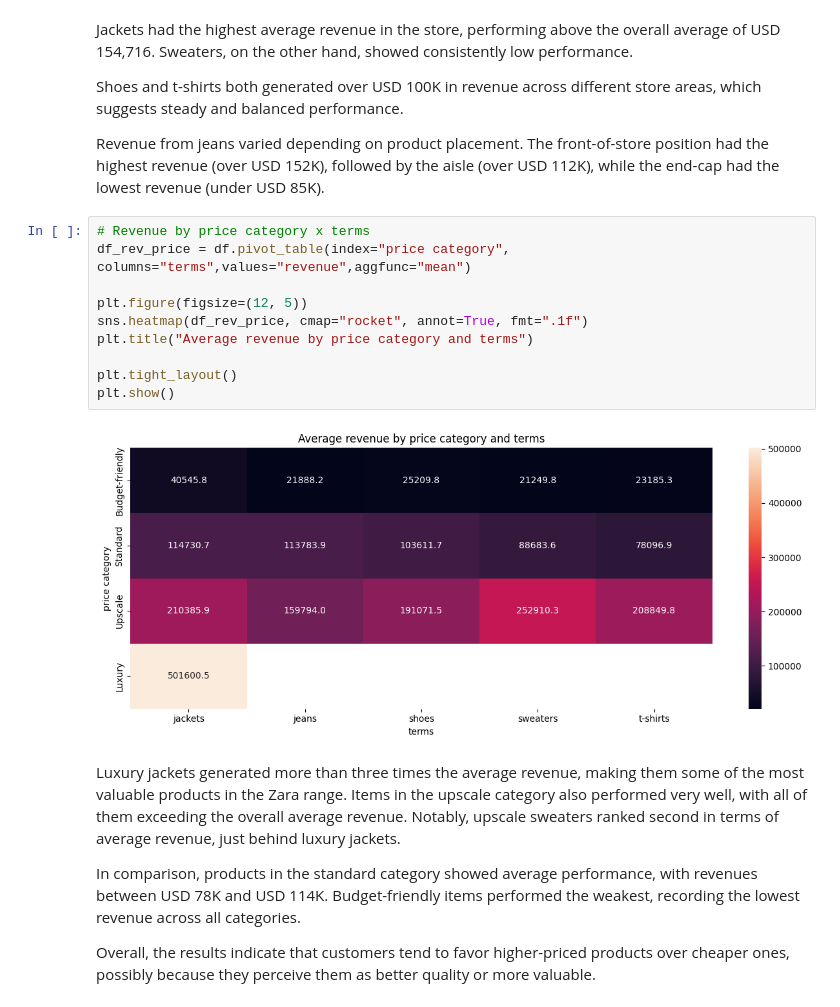
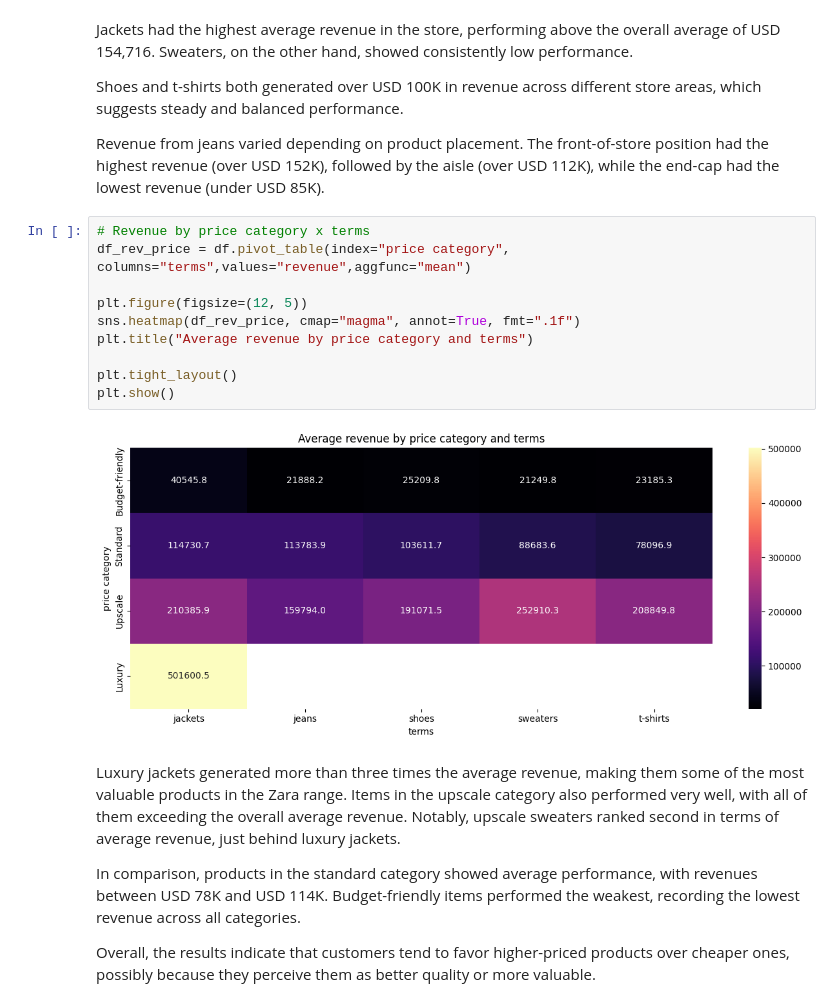
Before and after one commit to martaorawiec1-star/zara-sales-analysis, a Jupyter notebook: Zara_Sales_Analysis.ipynb, the cells around one changed output. Drawn from its saved outputs; the diff is of its cells as text.

```diff
--- a/Zara_Sales_Analysis.ipynb
+++ b/Zara_Sales_Analysis.ipynb
@@ -628,15 +628,15 @@ Revenue from jeans varied depending on product placement. The front-of-store pos
 # %%
 # Revenue by price category x terms
 df_rev_price = df.pivot_table(index="price category", columns="terms",values="revenue",aggfunc="mean")
 
 plt.figure(figsize=(12, 5))
-sns.heatmap(df_rev_price, cmap="rocket", annot=True, fmt=".1f")
+sns.heatmap(df_rev_price, cmap="magma", annot=True, fmt=".1f")
 plt.title("Average revenue by price category and terms")
 
 plt.tight_layout()
 plt.show()
 # %% [output]
-[figure, old version]
+[figure, new version]
 # %% [markdown]
 Luxury jackets generated more than three times the average revenue, making them some of the most valuable products in the Zara range. Items in the upscale category also performed very well, with all of them exceeding the overall average revenue. Notably, upscale sweaters ranked second in terms of average revenue, just behind luxury jackets.
 
```
Also changed, not shown: parts of 6 cells of this notebook.
